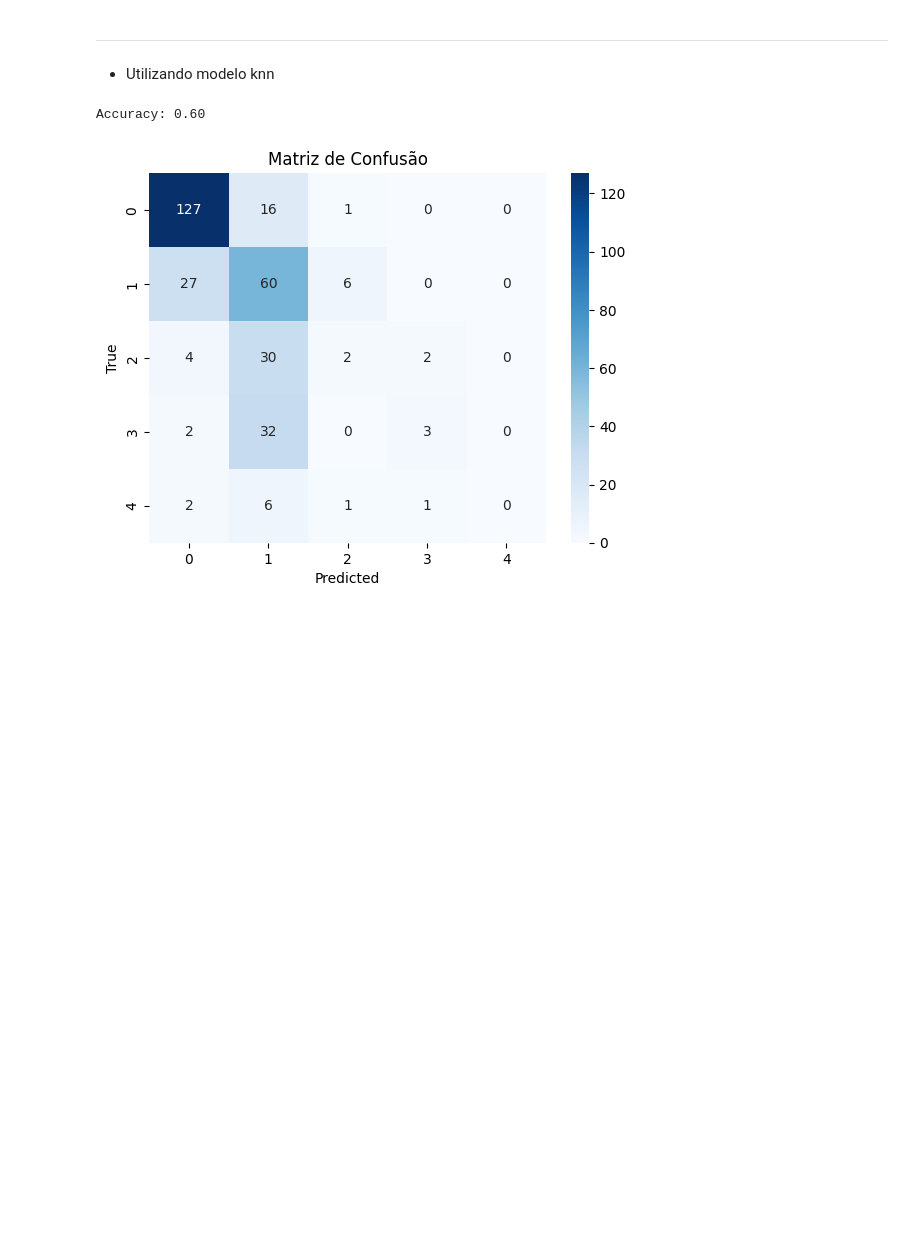
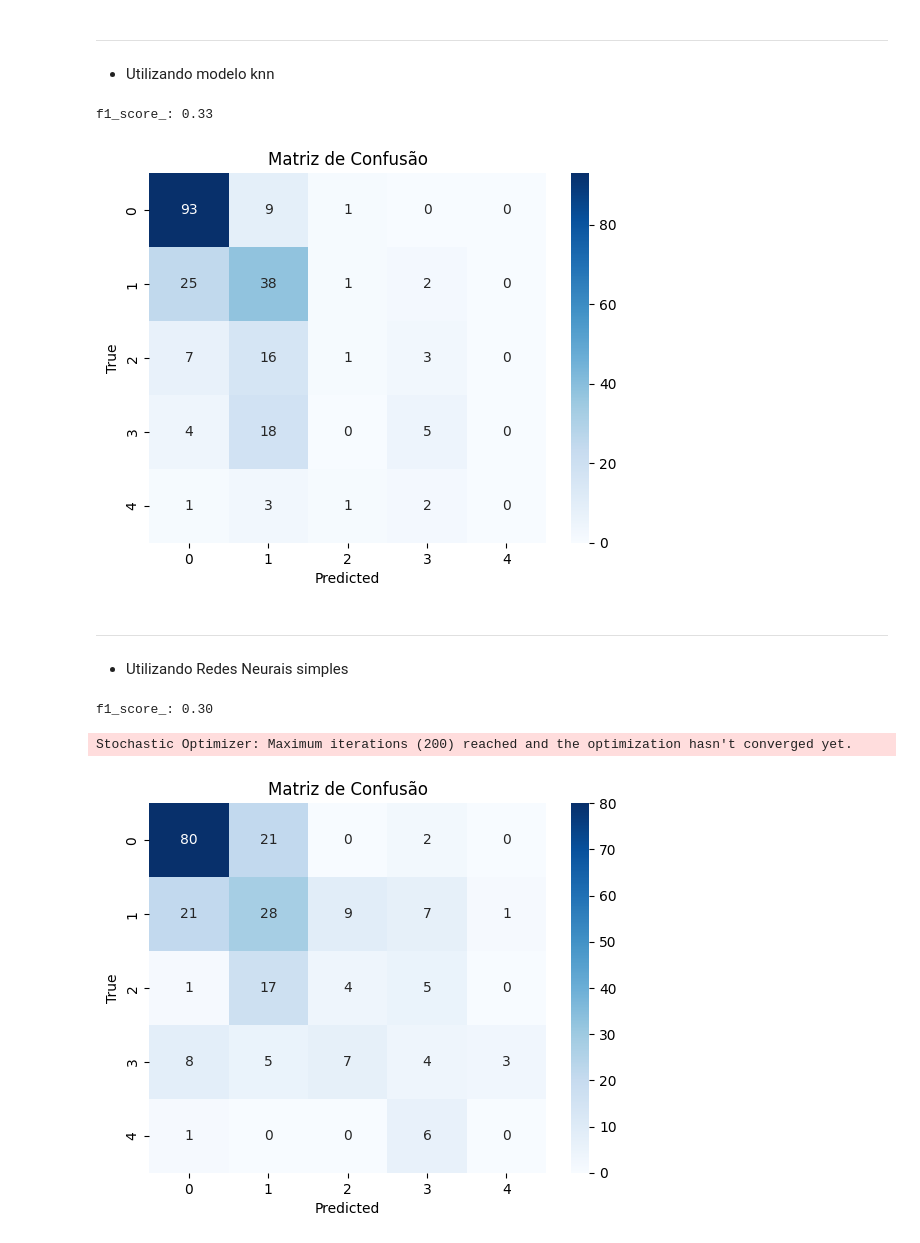
Before and after one commit to netomap/heart_disease, a Jupyter notebook: analise.ipynb, the cells around one changed output. Cells and saved outputs as stored; diff of their text form; code cells hidden in the pictures; blank space fills up the shorter version.

```diff
--- a/analise.ipynb
+++ b/analise.ipynb
@@ -141,13 +171,15 @@ Accuracy: 0.59
 ---
 - Utilizando modelo knn
 # %%
+x_train, x_test, y_train, y_test = preparar_datasets(test_size_=0.25)
+
 model = KNeighborsClassifier(n_neighbors=15, weights='uniform', metric='nan_euclidean')
 model.fit(x_train, y_train)
 
 y_pred = model.predict(x_test)
 
-accuracy = accuracy_score(y_test, y_pred)
-print (f'Accuracy: {accuracy:.2f}')
+f1_score_ = f1_score(y_test, y_pred, average='macro')
+print (f'f1_score_: {f1_score_:.2f}')
 
 confusion = confusion_matrix(y_test, y_pred)
 
@@ -157,5 +189,30 @@ plt.ylabel('True')
 plt.title('Matriz de Confusão')
 plt.show()
 # %% [output]
-Accuracy: 0.60
+f1_score_: 0.33
-[figure, old version]
+[figure, new version]
+# %% [markdown]
+---
+- Utilizando Redes Neurais simples
+# %%
+x_train, x_test, y_train, y_test = preparar_datasets(test_size_=0.25)
+
+model = MLPClassifier(hidden_layer_sizes=(256, 128))
+model.fit(x_train, y_train)
+
+y_pred = model.predict(x_test)
+
+f1_score_ = f1_score(y_test, y_pred, average='macro')
+print (f'f1_score_: {f1_score_:.2f}')
+
+confusion = confusion_matrix(y_test, y_pred)
+
+sns.heatmap(confusion, annot=True, fmt='d', cmap='Blues', xticklabels=[0, 1, 2, 3, 4], yticklabels=[0, 1, 2, 3, 4])
+plt.xlabel('Predicted')
+plt.ylabel('True')
+plt.title('Matriz de Confusão')
+plt.show()
+# %% [output]
+f1_score_: 0.30
+Stochastic Optimizer: Maximum iterations (200) reached and the optimization hasn't converged yet.
+[figure, added]
```
Also changed, not shown: parts of 14 cells of this notebook.
